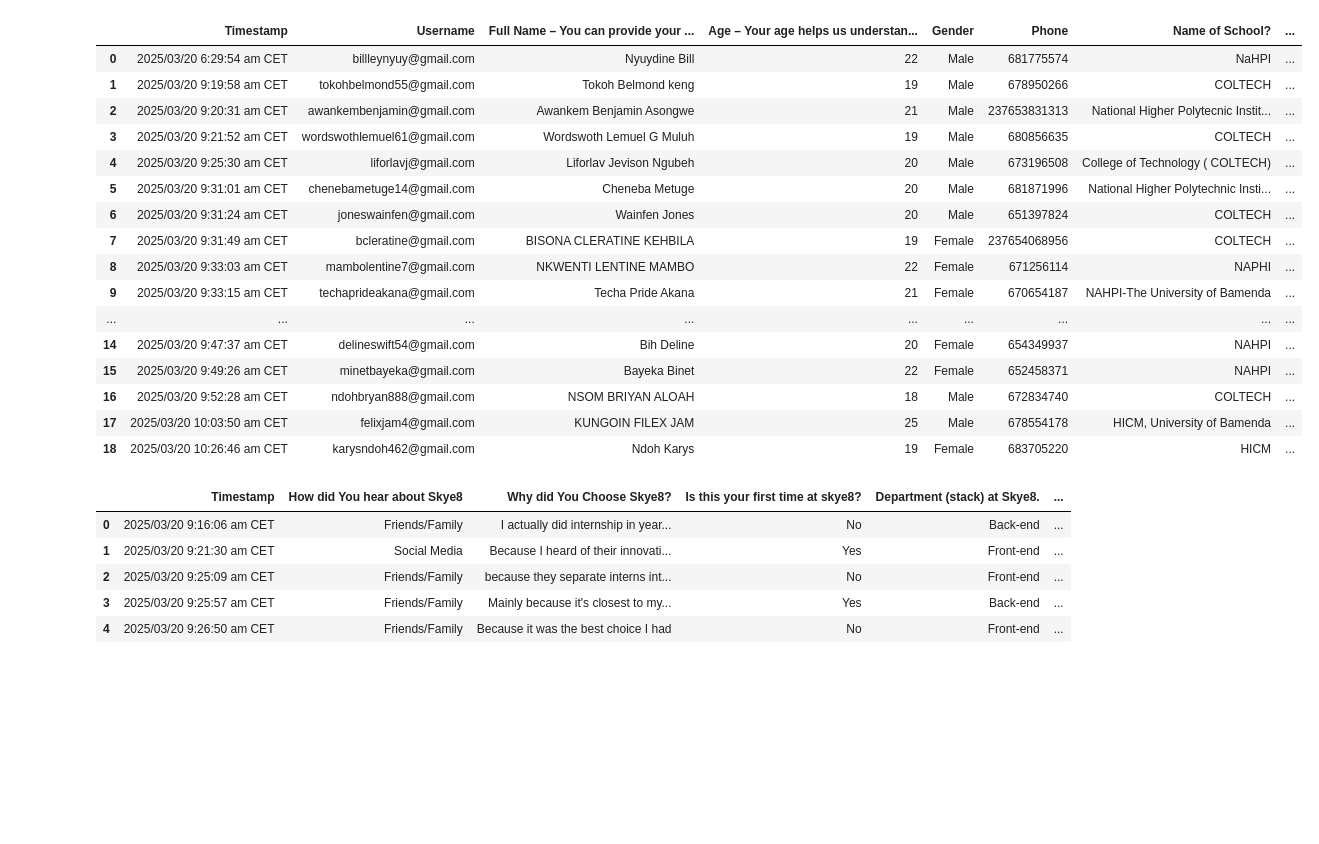
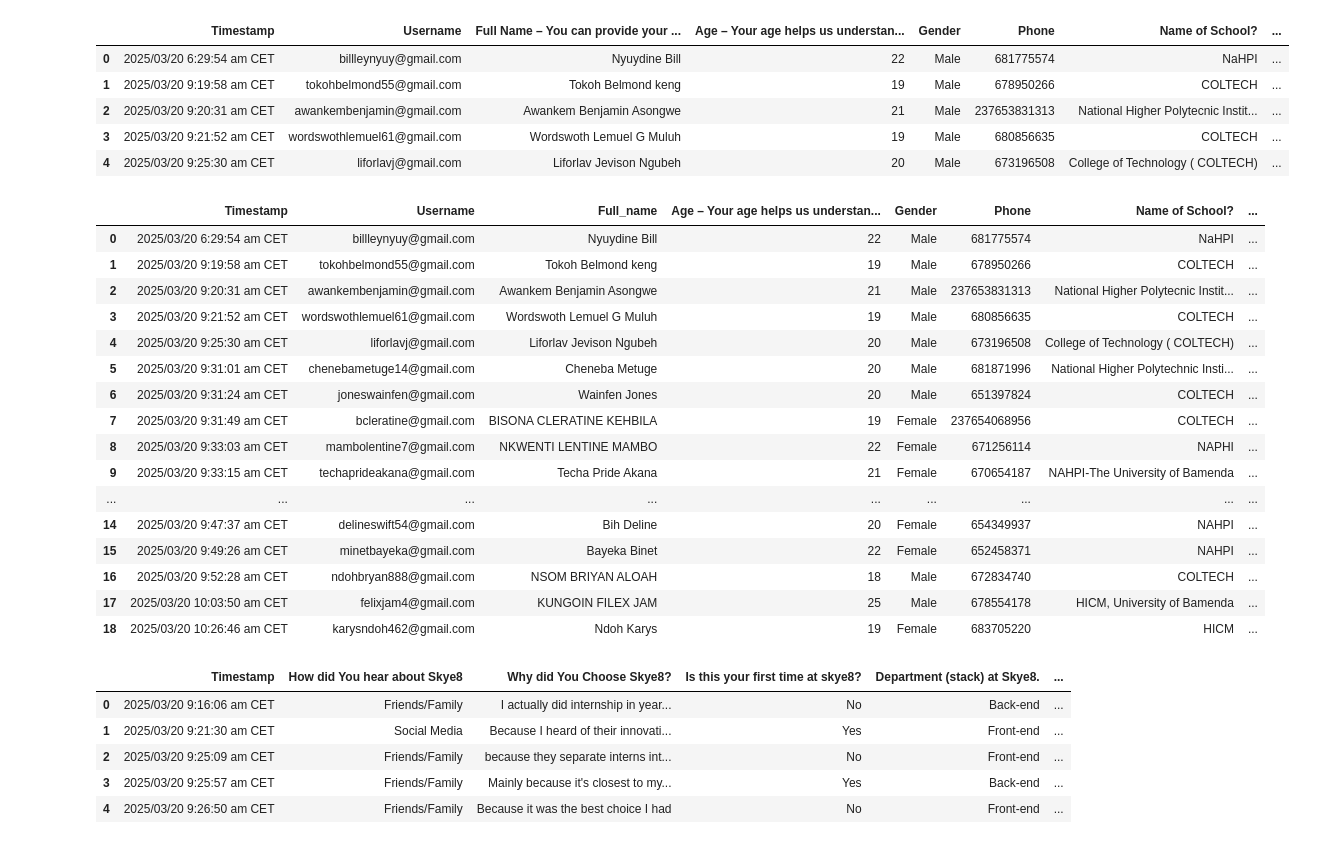
Before and after one commit to MUYAHGaious/Intern_satisfaction, a Jupyter notebook: intern_satisfaction.ipynb, the cells around one changed output. Saved outputs shown, nothing was run; the diff lists cells and outputs as text; code cells hidden in the pictures; blank space fills up the shorter version.

```diff
--- a/intern_satisfaction.ipynb
+++ b/intern_satisfaction.ipynb
@@ -3,25 +3,38 @@ import pandas as pd
 import matplotlib.pyplot as plt
 # %%
 df1 = pd.read_csv('dataset1.csv')
-df1
+df1.head()
 # %% [output]
 |  | Timestamp | Username | Full Name – You can provide your ... | Age – Your age helps us understan... | Gender | Phone | Name of School? | ... |
 | 0 | 2025/03/20 6:29:54 am CET | billleynyuy@gmail.com | Nyuydine Bill | 22 | Male | 681775574 | NaHPI | ... |
 | 1 | 2025/03/20 9:19:58 am CET | tokohbelmond55@gmail.com | Tokoh Belmond keng | 19 | Male | 678950266 | COLTECH | ... |
 | 2 | 2025/03/20 9:20:31 am CET | awankembenjamin@gmail.com | Awankem Benjamin Asongwe | 21 | Male | 237653831313 | National Higher Polytecnic Instit... | ... |
 | 3 | 2025/03/20 9:21:52 am CET | wordswothlemuel61@gmail.com | Wordswoth Lemuel G Muluh | 19 | Male | 680856635 | COLTECH | ... |
 | 4 | 2025/03/20 9:25:30 am CET | liforlavj@gmail.com | Liforlav Jevison Ngubeh | 20 | Male | 673196508 | College of Technology ( COLTECH) | ... |
-| 5 | 2025/03/20 9:31:01 am CET | chenebametuge14@gmail.com | Cheneba Metuge | 20 | Male | 681871996 | National Higher Polytechnic Insti... | ... |
-| 6 | 2025/03/20 9:31:24 am CET | joneswainfen@gmail.com | Wainfen Jones | 20 | Male | 651397824 | COLTECH | ... |
-| 7 | 2025/03/20 9:31:49 am CET | bcleratine@gmail.com | BISONA CLERATINE KEHBILA | 19 | Female | 237654068956 | COLTECH | ... |
-| 8 | 2025/03/20 9:33:03 am CET | mambolentine7@gmail.com | NKWENTI LENTINE MAMBO | 22 | Female | 671256114 | NAPHI | ... |
-| 9 | 2025/03/20 9:33:15 am CET | techaprideakana@gmail.com | Techa Pride Akana | 21 | Female | 670654187 | NAHPI-The University of Bamenda | ... |
-| ... | ... | ... | ... | ... | ... | ... | ... | ... |
-| 14 | 2025/03/20 9:47:37 am CET | delineswift54@gmail.com | Bih Deline | 20 | Female | 654349937 | NAHPI | ... |
-| 15 | 2025/03/20 9:49:26 am CET | minetbayeka@gmail.com | Bayeka Binet | 22 | Female | 652458371 | NAHPI | ... |
-| 16 | 2025/03/20 9:52:28 am CET | ndohbryan888@gmail.com | NSOM BRIYAN ALOAH | 18 | Male | 672834740 | COLTECH | ... |
-| 17 | 2025/03/20 10:03:50 am CET | felixjam4@gmail.com | KUNGOIN FILEX JAM | 25 | Male | 678554178 | HICM, University of Bamenda | ... |
-| 18 | 2025/03/20 10:26:46 am CET | karysndoh462@gmail.com | Ndoh Karys | 19 | Female | 683705220 | HICM | ... |
+# %%
+df1.columns = df1.columns.str.strip()
+df1 = df1.rename(columns={
+    'Full Name – You can provide your name or leave it blank if you prefer to stay anonymous.': 'Full_name'
+})
+df1
+# %% [output]
+|  | Timestamp | Username | Full_name | Age – Your age helps us understan... | Gender | Phone | Name of School? | ... |
+| 0 | 2025/03/20 6:29:54 am CET | billleynyuy@gmail.com | Nyuydine Bill | 22 | Male | 681775574 | NaHPI | ... |
+| 1 | 2025/03/20 9:19:58 am CET | tokohbelmond55@gmail.com | Tokoh Belmond keng | 19 | Male | 678950266 | COLTECH | ... |
+| 2 | 2025/03/20 9:20:31 am CET | awankembenjamin@gmail.com | Awankem Benjamin Asongwe | 21 | Male | 237653831313 | National Higher Polytecnic Instit... | ... |
+| 3 | 2025/03/20 9:21:52 am CET | wordswothlemuel61@gmail.com | Wordswoth Lemuel G Muluh | 19 | Male | 680856635 | COLTECH | ... |
+| 4 | 2025/03/20 9:25:30 am CET | liforlavj@gmail.com | Liforlav Jevison Ngubeh | 20 | Male | 673196508 | College of Technology ( COLTECH) | ... |
+| 5 | 2025/03/20 9:31:01 am CET | chenebametuge14@gmail.com | Cheneba Metuge | 20 | Male | 681871996 | National Higher Polytechnic Insti... | ... |
+| 6 | 2025/03/20 9:31:24 am CET | joneswainfen@gmail.com | Wainfen Jones | 20 | Male | 651397824 | COLTECH | ... |
+| 7 | 2025/03/20 9:31:49 am CET | bcleratine@gmail.com | BISONA CLERATINE KEHBILA | 19 | Female | 237654068956 | COLTECH | ... |
+| 8 | 2025/03/20 9:33:03 am CET | mambolentine7@gmail.com | NKWENTI LENTINE MAMBO | 22 | Female | 671256114 | NAPHI | ... |
+| 9 | 2025/03/20 9:33:15 am CET | techaprideakana@gmail.com | Techa Pride Akana | 21 | Female | 670654187 | NAHPI-The University of Bamenda | ... |
+| ... | ... | ... | ... | ... | ... | ... | ... | ... |
+| 14 | 2025/03/20 9:47:37 am CET | delineswift54@gmail.com | Bih Deline | 20 | Female | 654349937 | NAHPI | ... |
+| 15 | 2025/03/20 9:49:26 am CET | minetbayeka@gmail.com | Bayeka Binet | 22 | Female | 652458371 | NAHPI | ... |
+| 16 | 2025/03/20 9:52:28 am CET | ndohbryan888@gmail.com | NSOM BRIYAN ALOAH | 18 | Male | 672834740 | COLTECH | ... |
+| 17 | 2025/03/20 10:03:50 am CET | felixjam4@gmail.com | KUNGOIN FILEX JAM | 25 | Male | 678554178 | HICM, University of Bamenda | ... |
+| 18 | 2025/03/20 10:26:46 am CET | karysndoh462@gmail.com | Ndoh Karys | 19 | Female | 683705220 | HICM | ... |
 # %%
 df2 = pd.read_csv('dataSet2.csv')
 df2.head()
```
Also changed, not shown: parts of 8 cells of this notebook, 2 other files.
